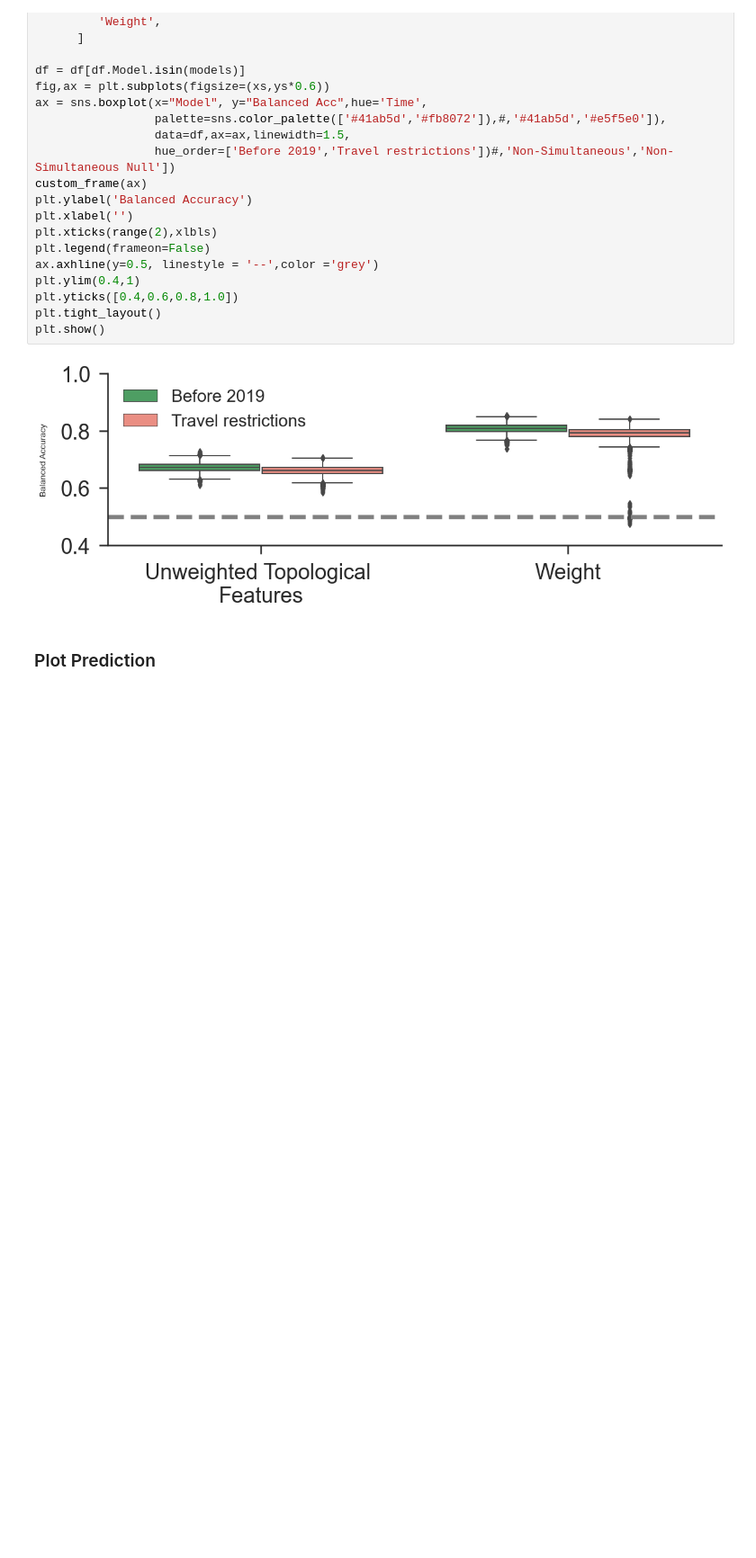
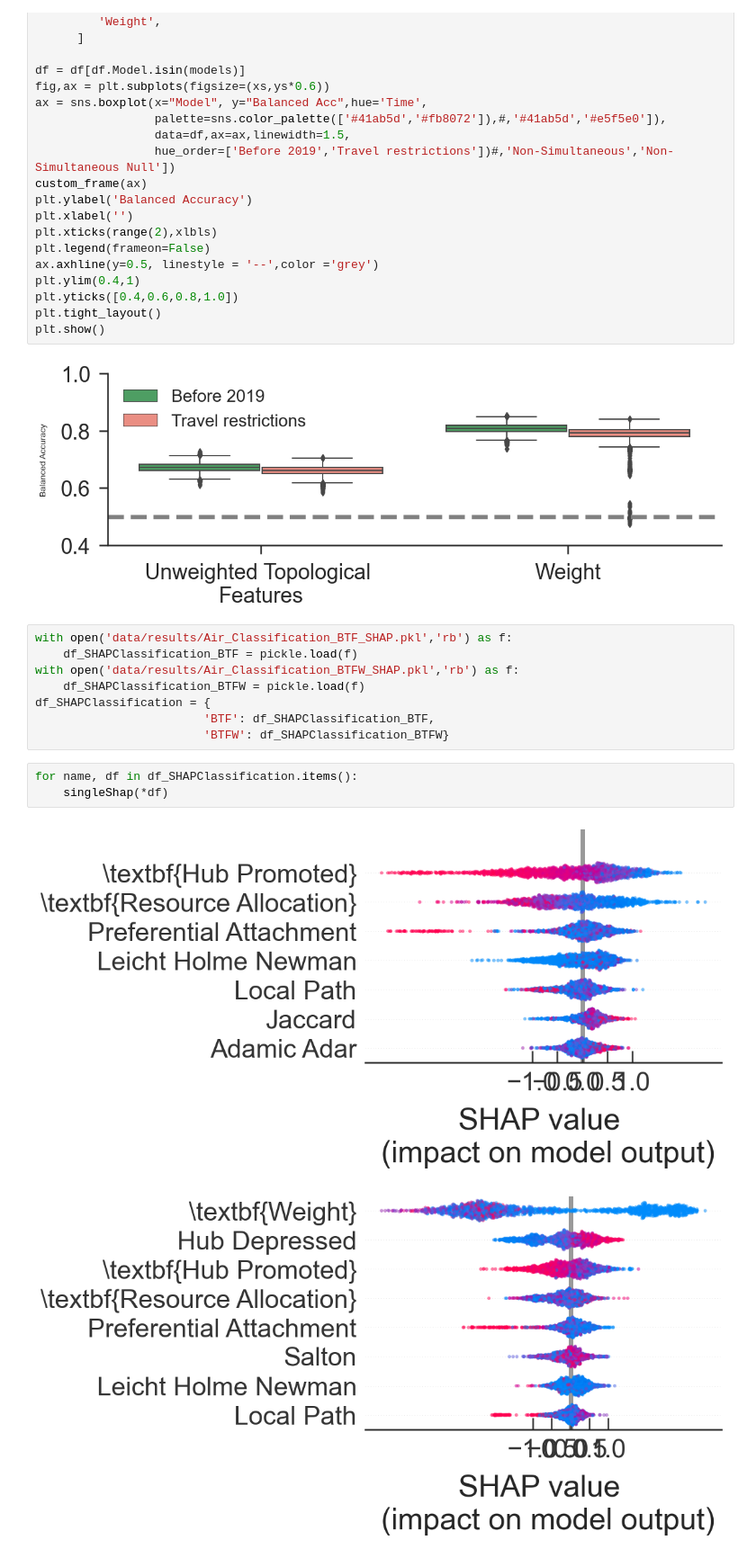
Before and after one commit to Blair-Lu-c/MADS, a Jupyter notebook: Machine_Learning_2/Plot_Classification.ipynb, the cells around one changed output. Shown at 90% size. Cells and saved outputs as stored; diff of their text form; blank space fills up the shorter version.

```diff
--- a/Machine_Learning_2/Plot_Classification.ipynb
+++ b/Machine_Learning_2/Plot_Classification.ipynb
@@ -393,5 +393,17 @@ plt.tight_layout()
 plt.show()
 # %% [output]
 [figure]
-# %% [markdown]
-### Plot Prediction
+# %%
+with open('data/results/Air_Classification_BTF_SHAP.pkl','rb') as f:
+    df_SHAPClassification_BTF = pickle.load(f)
+with open('data/results/Air_Classification_BTFW_SHAP.pkl','rb') as f:
+    df_SHAPClassification_BTFW = pickle.load(f)
+df_SHAPClassification = {
+                        'BTF': df_SHAPClassification_BTF,
+                        'BTFW': df_SHAPClassification_BTFW}
+# %%
+for name, df in df_SHAPClassification.items():
+    singleShap(*df)
+# %% [output]
+[figure, added]
+[figure, added]
```
Also changed, not shown: parts of 2 cells of this notebook.
